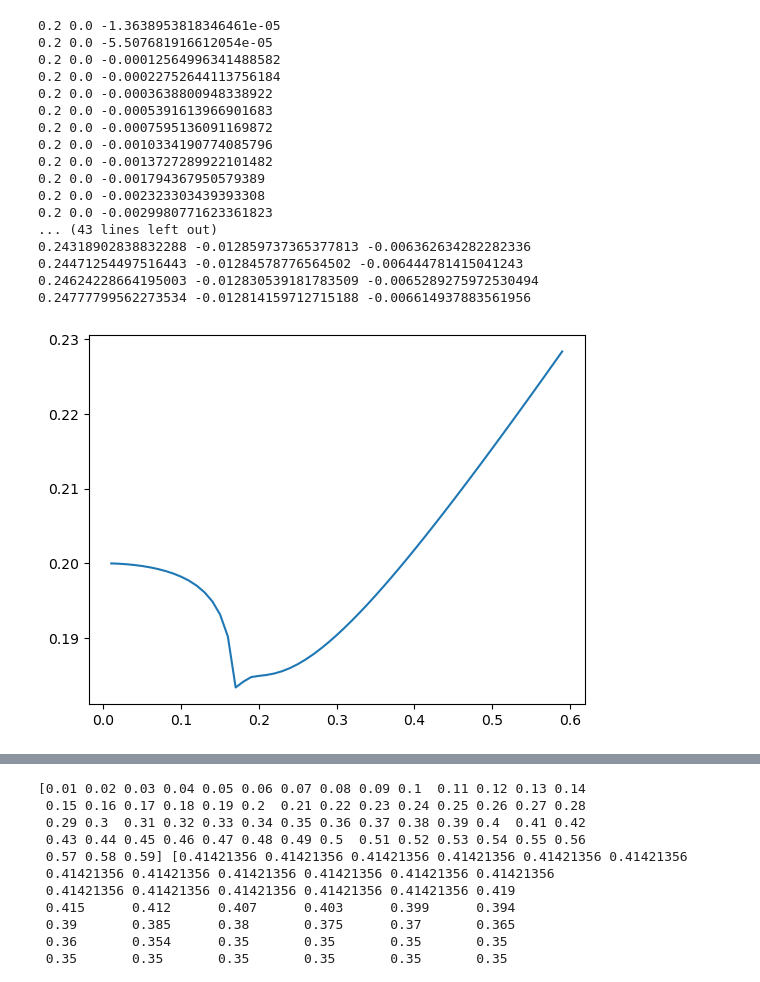
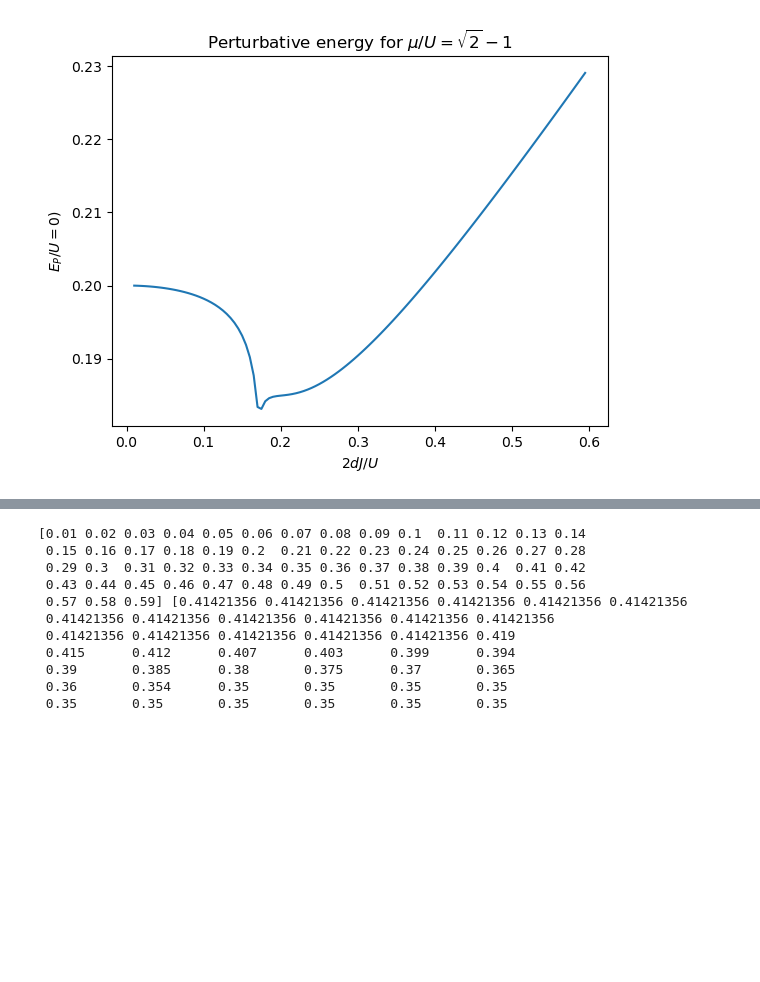
Before and after one commit to ragheedalhyder/BoseHubbard, a Jupyter notebook: src/testing.ipynb, the cells around one changed output, grey strips where cells are left out. Saved outputs shown, nothing was run; the diff lists cells and outputs as text; code cells hidden in the pictures; blank space fills up the shorter version.

```diff
--- a/src/testing.ipynb
+++ b/src/testing.ipynb
@@ -36,52 +36,38 @@ for count in range(len(dJUs)):
     dJU = dJUs[count]
     params = Params(N, dJU, muU, UIB, cutoff)
     # print(params.muU)
     gs = groundstate(params)
     cns = gs.cns()
     n0 = gs.n0(cns)
     # print(n0)
     exc = excitations(grid, params, gs, cns)
     uks, vks, omegaklambda = exc.calculate_matrices()
     verts = vertices(grid, gs, uks, vks, cns, n0)
     pert = perturbative(grid, params, verts, omegaklambda)
     omega0s[count] = pert.sigma0(n0)
     omega1s[count] = pert.sigma1()
     omega2s[count] = pert.sigma2()
-    print(omega0s[count], omega1s[count], omega2s[count])
+    # print(omega0s[count], omega1s[count], omega2s[count])
 #     omega0s[count] = omegaklambda[1][5][5]
 #     omega1s[count] = omegaklambda[2][5][5]
 #     omega2s[count] = omegaklambda[3][5][5]
 # omegas[:, 0] = omega0s
 # omegas[:, 1] = omega1s
 # omegas[:, 2] = omega2s
 # plot_omega0(
 #     omegas,
 #     r"$2\delta J/U$",
 #     r"$\omega_{\lambda}(|\vec{k}| = 0)$", show=True
 # )
 plt.plot(dJUs, omega0s + omega1s + omega2s, label=r"$\omega_{0}$")
+plt.xlabel(r"$2d J/U$")
+plt.ylabel(r"$E_P/U = 0)$")
+plt.title(r"Perturbative energy for $\mu/U = \sqrt{2}-1$")
 plt.show()
 # plt.plot(dJUs, omega1s, label=r"$\omega_{0}$")
 # plt.show()
 # %% [output]
-0.2 0.0 -1.3638953818346461e-05
-0.2 0.0 -5.507681916612054e-05
-0.2 0.0 -0.00012564996341488582
-0.2 0.0 -0.00022752644113756184
-0.2 0.0 -0.0003638800948338922
-0.2 0.0 -0.0005391613966901683
-0.2 0.0 -0.0007595136091169872
-0.2 0.0 -0.0010334190774085796
-0.2 0.0 -0.0013727289922101482
-0.2 0.0 -0.001794367950579389
-0.2 0.0 -0.002323303439393308
-0.2 0.0 -0.0029980771623361823
-... (43 lines left out)
-0.24318902838832288 -0.012859737365377813 -0.006362634282282336
-0.24471254497516443 -0.01284578776564502 -0.006444781415041243
-0.24624228664195003 -0.012830539181783509 -0.0065289275972530494
-0.24777799562273534 -0.012814159712715188 -0.006614937883561956
-[figure, old version]
+[figure, new version]
 # %%
 # Write a code that calculates muU for a given sigma0
 
```
Also changed, not shown: parts of 1 cell of this notebook, 3 other files.
